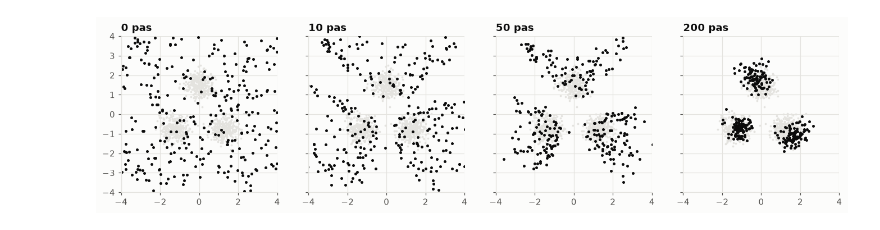
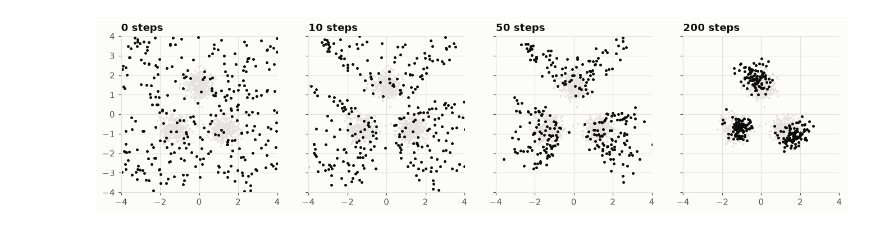
Before and after one commit to mimouniahmed/jem-ticket-prioriser, a Jupyter notebook: notebooks/03_jem.ipynb, the cells around one changed output. Cells and saved outputs as stored; diff of their text form; code cells hidden in the pictures.

```diff
--- a/notebooks/03_jem.ipynb
+++ b/notebooks/03_jem.ipynb
@@ -110,14 +110,14 @@ Les chaînes de Langevin du modèle 2D, parties d'un bruit uniforme :
 # %%
 torch.manual_seed(1)
 x_cur, done = torch.rand(300, 2) * 8 - 4, 0
 fig, axes = plt.subplots(1, 4, figsize=(15, 3.8), sharex=True, sharey=True)
 for ax, n_steps in zip(axes, [0, 10, 50, 200]):
     if n_steps > done:
         x_cur = sgld(jem_toy, x_cur, n_steps=n_steps - done, step_size=0.05, noise=0.05)
     done = n_steps
     ax.scatter(x_toy[:, 0], x_toy[:, 1], s=2, color="#e4e3df")
     ax.scatter(x_cur[:, 0].numpy(), x_cur[:, 1].numpy(), s=5, color="#0b0b0b")
-    ax.set_title(f"{n_steps} pas"); ax.set_xlim(-4, 4); ax.set_ylim(-4, 4); ax.set_aspect("equal")
+    ax.set_title(f"{n_steps} steps"); ax.set_xlim(-4, 4); ax.set_ylim(-4, 4); ax.set_aspect("equal")
 plt.show()
 # %% [output]
-[figure, old version]
+[figure, new version]
```
Also changed, not shown: parts of 21 cells of this notebook, 27 other files.
